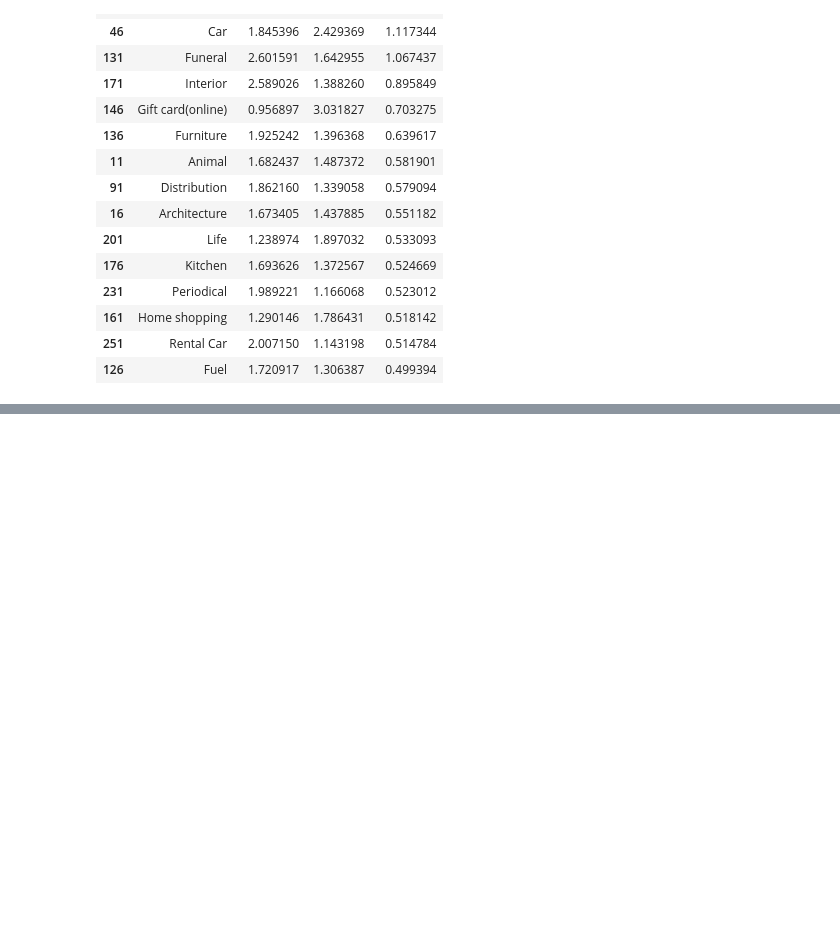
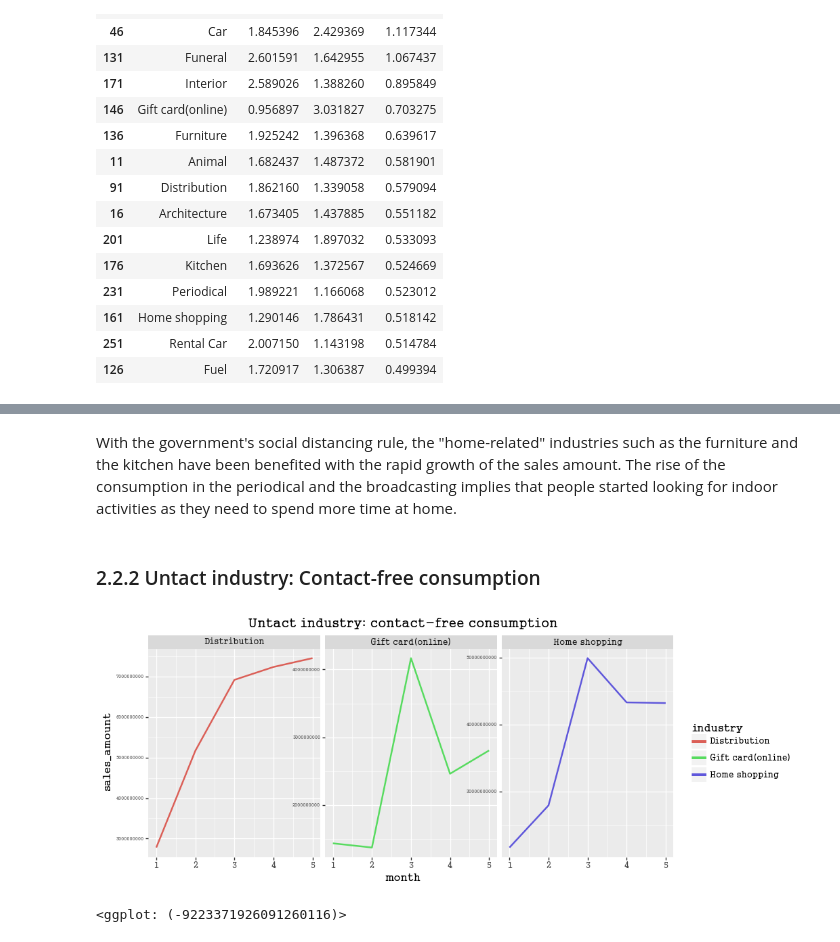
Before and after one commit to JieunKim-Econ/Covid_EDA_with_R, a Jupyter notebook: Risk-Resilience Matrix Analysis-C2.ipynb, the cells around one changed output, grey strips where cells are left out. Drawn from its saved outputs; the diff is of its cells as text; code cells hidden in the pictures; blank space fills up the shorter version.

```diff
--- a/Risk-Resilience Matrix Analysis-C2.ipynb
+++ b/Risk-Resilience Matrix Analysis-C2.ipynb
@@ -353,0 +355,14 @@ car = ['Rental Car','Car','Fuel']
+# %% [markdown]
+With the government's social distancing rule, the "home-related" industries such as the furniture and the kitchen have been benefited with the rapid growth of the sales amount. The rise of the consumption in the periodical and the broadcasting implies that people started looking for indoor activities as they need to spend more time at home.
+# %% [markdown]
+### 2.2.2 Untact industry: Contact-free consumption
+# %%
+(ggplot(data=sales[sales.industry.isin(untact)],mapping=aes(x='month',y= 'sales_amount',group='industry',color='industry'))
++geom_line(size=1)
++theme(text=element_text(family=font_name),axis_text_y=element_text(size=5),figure_size=(10,4))
++facet_wrap('industry',scales='free')
++ggtitle('Untact industry: contact-free consumption')
++scale_color_hue(l=0.6))
+# %% [output]
+[figure, added]
+<ggplot: (-9223371926091260116)>
```
Also changed, not shown: parts of 7 cells of this notebook.
